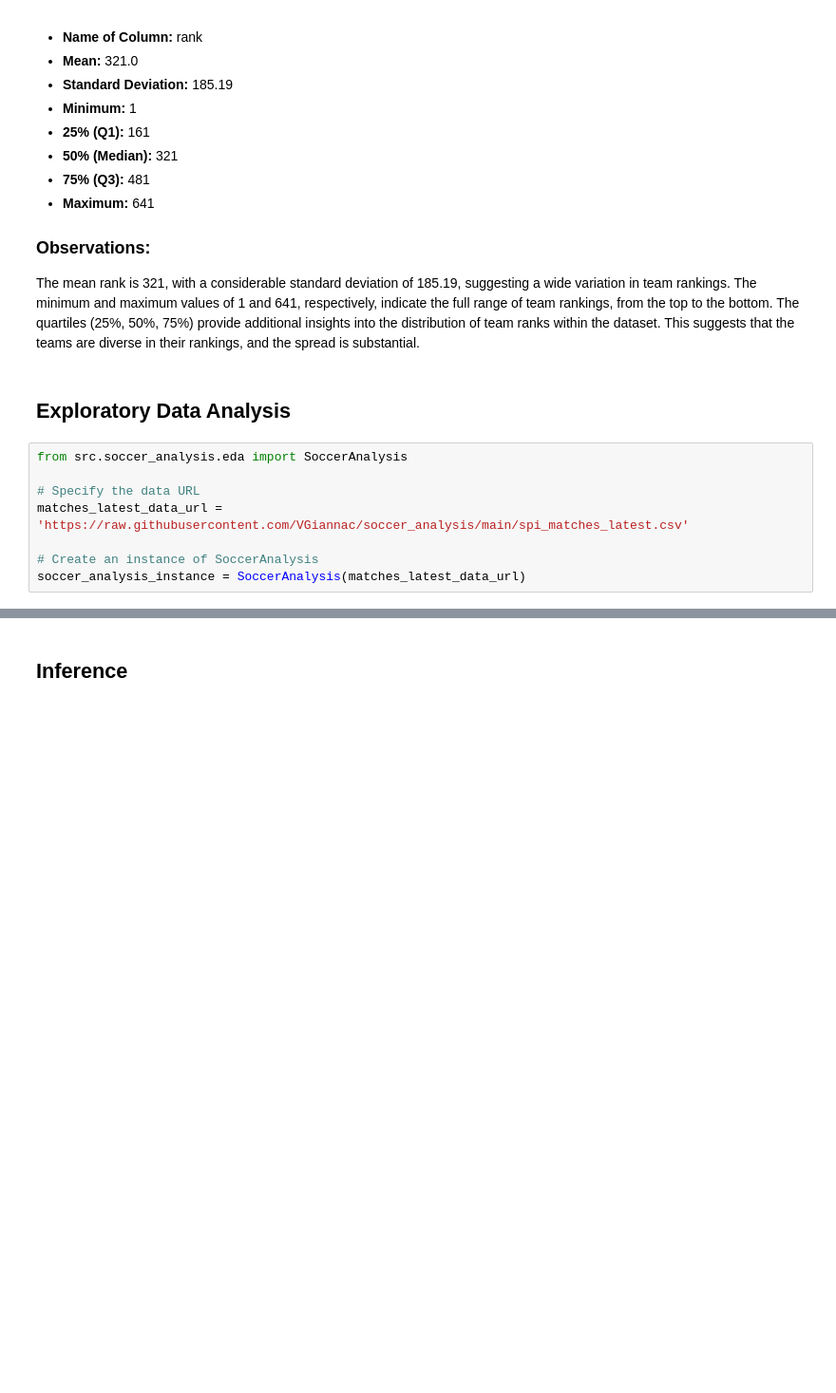
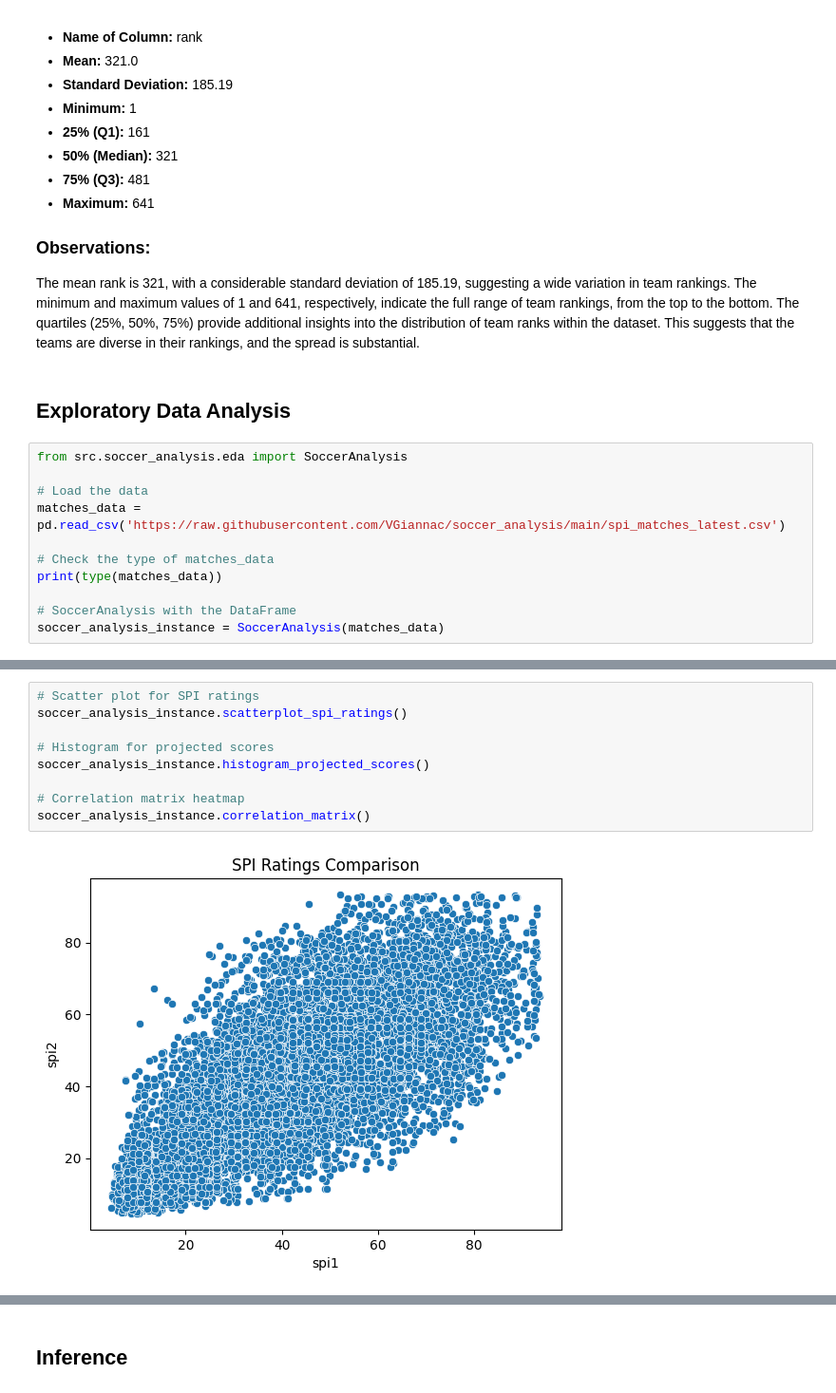
Before and after one commit to VGiannac/spi-rating, a Jupyter notebook: VGiann_P1.ipynb, the cells around one changed output, grey strips where cells are left out. Shown: that part at 95% size. Cells and saved outputs as stored; diff of their text form; blank space fills up the shorter version.

Commit message:
Update Analysis

```diff
--- a/VGiann_P1.ipynb
+++ b/VGiann_P1.ipynb
@@ -285,8 +285,11 @@ The mean rank is 321, with a considerable standard deviation of 185.19, suggesti
 # %%
 from src.soccer_analysis.eda import SoccerAnalysis
 
-# Specify the data URL
-matches_latest_data_url = 'https://raw.githubusercontent.com/VGiannac/soccer_analysis/main/spi_matches_latest.csv'
+# Load the data
+matches_data = pd.read_csv('https://raw.githubusercontent.com/VGiannac/soccer_analysis/main/spi_matches_latest.csv')
 
-# Create an instance of SoccerAnalysis
-soccer_analysis_instance = SoccerAnalysis(matches_latest_data_url)
+# Check the type of matches_data
+print(type(matches_data))
+
+# SoccerAnalysis with the DataFrame
+soccer_analysis_instance = SoccerAnalysis(matches_data)
@@ -297,0 +326,11 @@ AttributeError: 'SoccerAnalysis' object has no attribute 'display_data_head'
+# %%
+# Scatter plot for SPI ratings
+soccer_analysis_instance.scatterplot_spi_ratings()
+
+# Histogram for projected scores
+soccer_analysis_instance.histogram_projected_scores()
+
+# Correlation matrix heatmap
+soccer_analysis_instance.correlation_matrix()
+# %% [output]
+[figure, added]
```
Also changed, not shown: parts of 9 cells of this notebook, 1 other file.
